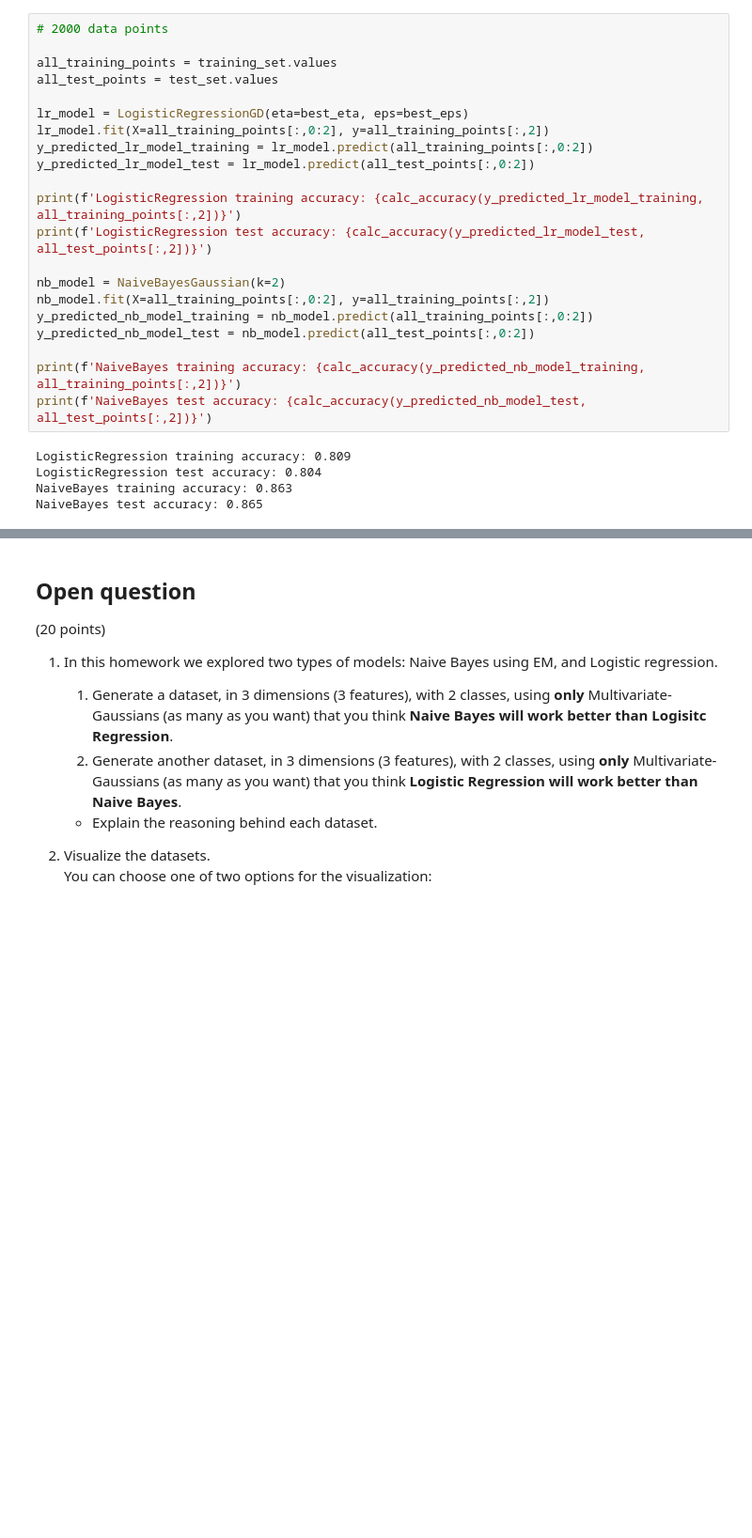
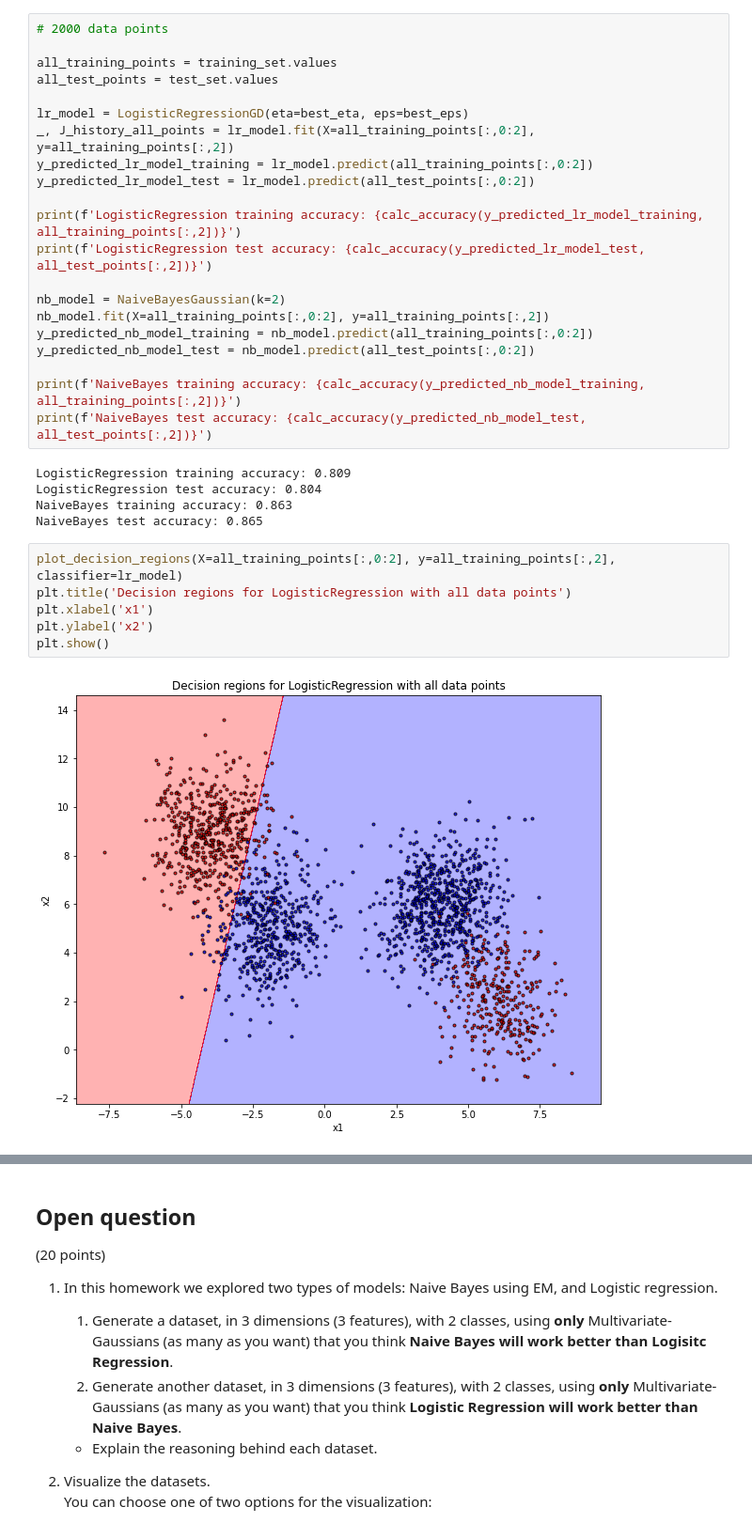
Before and after one commit to BDR2939/ML-from-Data, a Jupyter notebook: HW4/hw4_319238119_207576463.ipynb, the cells around one changed output, grey strips where cells are left out. Shown: that part at 94% size. Saved outputs shown, nothing was run; the diff lists cells and outputs as text; blank space fills up the shorter version.

```diff
--- a/HW4/hw4_319238119_207576463.ipynb
+++ b/HW4/hw4_319238119_207576463.ipynb
@@ -608,7 +632,7 @@ all_training_points = training_set.values
 all_test_points = test_set.values
 
 lr_model = LogisticRegressionGD(eta=best_eta, eps=best_eps)
-lr_model.fit(X=all_training_points[:,0:2], y=all_training_points[:,2])
+_, J_history_all_points = lr_model.fit(X=all_training_points[:,0:2], y=all_training_points[:,2])
 y_predicted_lr_model_training = lr_model.predict(all_training_points[:,0:2])
 y_predicted_lr_model_test = lr_model.predict(all_test_points[:,0:2])
 
@@ -627,3 +651,11 @@ LogisticRegression training accuracy: 0.809
 LogisticRegression test accuracy: 0.804
 NaiveBayes training accuracy: 0.863
 NaiveBayes test accuracy: 0.865
+# %%
+plot_decision_regions(X=all_training_points[:,0:2], y=all_training_points[:,2], classifier=lr_model)
+plt.title('Decision regions for LogisticRegression with all data points')
+plt.xlabel('x1')
+plt.ylabel('x2')
+plt.show()
+# %% [output]
+[figure, added]
```
Also changed, not shown: parts of 9 cells of this notebook.
